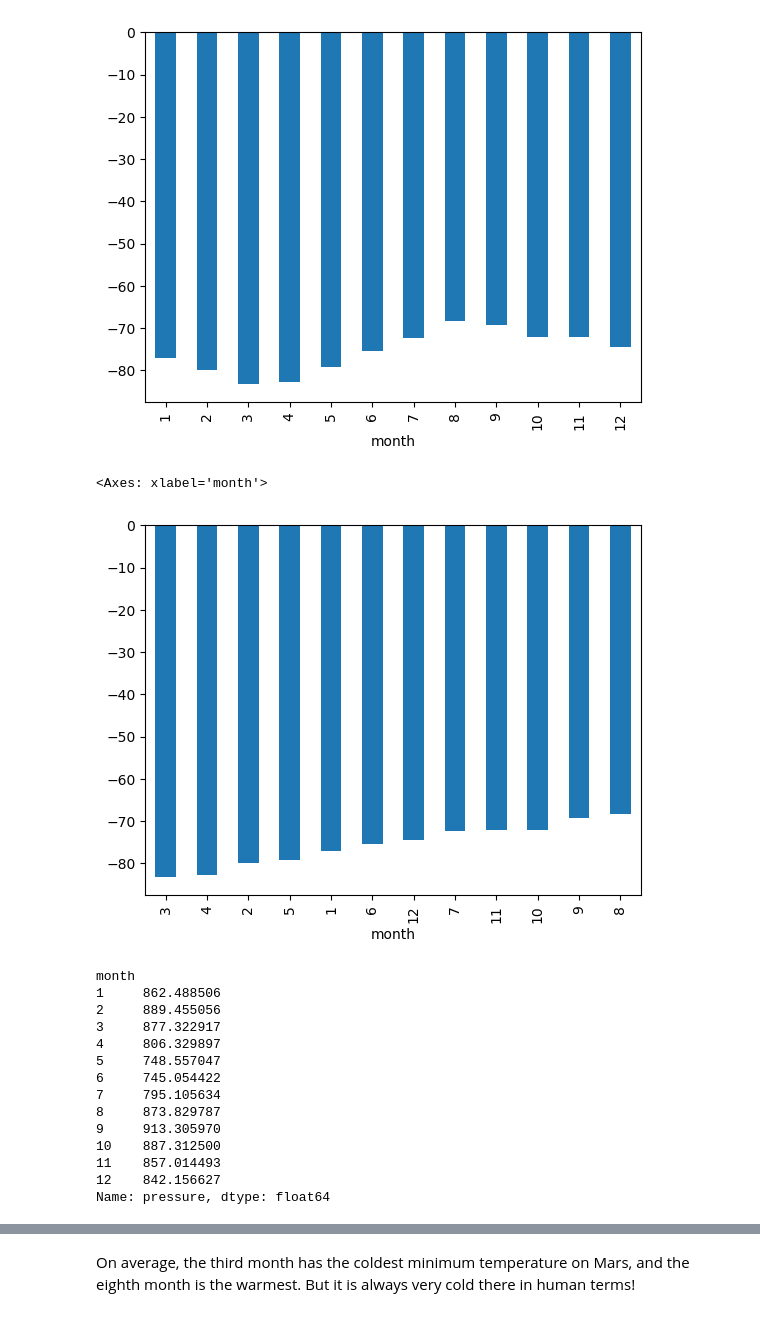
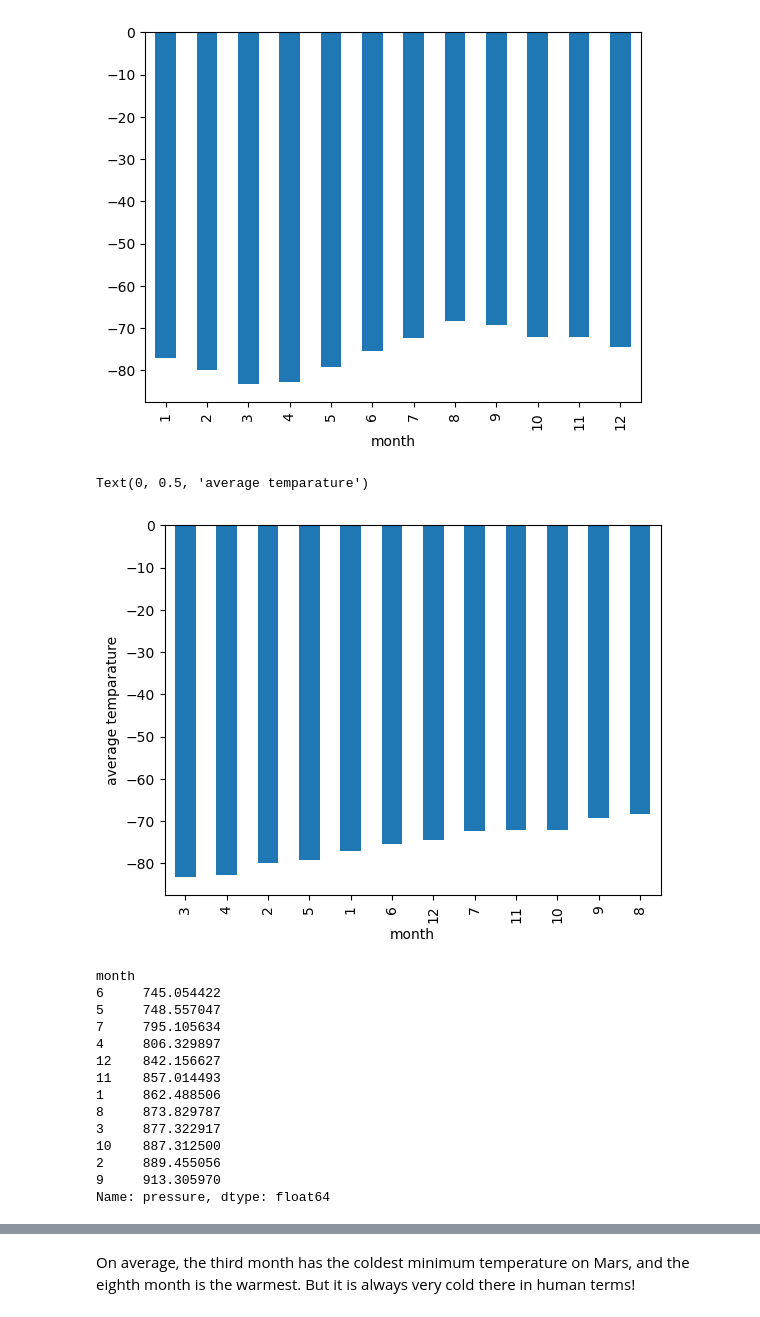
Before and after one commit to JollyCJoseph/module11-challenge, a Jupyter notebook: part_2_mars_weather.ipynb, the cells around one changed output, grey strips where cells are left out. Cells and saved outputs as stored; diff of their text form; code cells hidden in the pictures.

```diff
--- a/part_2_mars_weather.ipynb
+++ b/part_2_mars_weather.ipynb
@@ -90,6 +90,6 @@ mars_facts[heading[6]]=column7
 # %%
 # Create a Pandas DataFrame by using the list of rows and a list of the column names
 #list of columns and headings stored in a dictionary called mars_facts
-db=pd.DataFrame(mars_facts)
+df=pd.DataFrame(mars_facts)
 # %%
 # Confirm DataFrame was created successfully
@@ -128,8 +128,8 @@ pressure                   float64
 dtype: object
 # %%
 # Change data types for data analysis
-db.terrestrial_date=pd.to_datetime(db.terrestrial_date,dayfirst=True)
-db[["sol","ls","month"]]=db[["sol","ls","month"]].astype(np.int64)
-db[["min_temp","pressure"]]=db[["min_temp","pressure"]].astype(float)
+df.terrestrial_date=pd.to_datetime(df.terrestrial_date,dayfirst=True)
+df[["sol","ls","month"]]=df[["sol","ls","month"]].astype(np.int64)
+df[["min_temp","pressure"]]=df[["min_temp","pressure"]].astype(float)
 # %%
 # Confirm type changes were successful by examining data types again
@@ -196,11 +185,8 @@ Name: sol, Length: 1867, dtype: int64>
 # %%
 # 3. What is the average low temperature by month?
-#grouped_db=db.groupby(['month'])
-#grouped_db=grouped_db[["min_temp"]].mean().reset_index()
-#grouped_db
-db1=db.groupby(['month'])
-db2=db1['min_temp'].mean().
-db2
+grouped_df=df.groupby(['month'])
+avg_temp=grouped_df['min_temp'].mean()
+avg_temp
 # %% [output]
 month
 1    -77.160920
@@ -224,27 +210,31 @@ db2.plot(kind='bar')
 [figure]
 # %%
 # Identify the coldest and hottest months in Curiosity's location
-db3=db2.sort_values()
-db3.plot(kind='bar')
+season=avg_temp.sort_values()
+ax1=season.plot(kind='bar')
+ax1.set_ylabel('average temparature')
 # %% [output]
-<Axes: xlabel='month'>
+Text(0, 0.5, 'average temparature')
-[figure, old version]
+[figure, new version]
 # %%
 # 4. Average pressure by Martian month
+#grouped_db=db.groupby(['month'])
+avg_pressure=grouped_df['pressure'].mean().sort_values()
+avg_pressure
 # %% [output]
 month
+6     745.054422
+5     748.557047
+7     795.105634
+4     806.329897
+12    842.156627
+11    857.014493
 1     862.488506
+8     873.829787
+3     877.322917
+10    887.312500
 2     889.455056
-3     877.322917
-4     806.329897
-5     748.557047
-6     745.054422
-7     795.105634
-8     873.829787
 9     913.305970
-10    887.312500
-11    857.014493
-12    842.156627
 Name: pressure, dtype: float64
 # %%
 # Plot the average pressure by month
```
Also changed, not shown: parts of 9 cells of this notebook, 3 other files.
